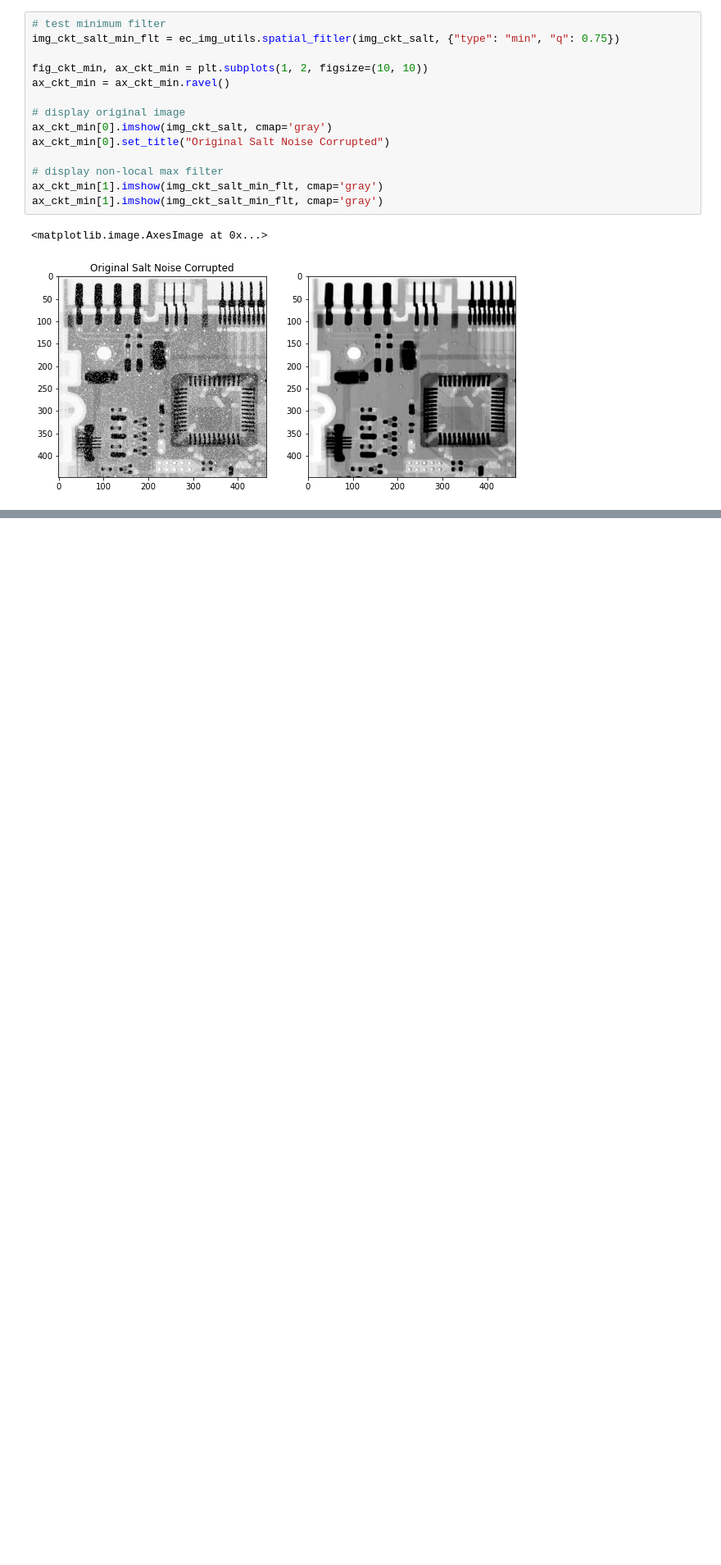
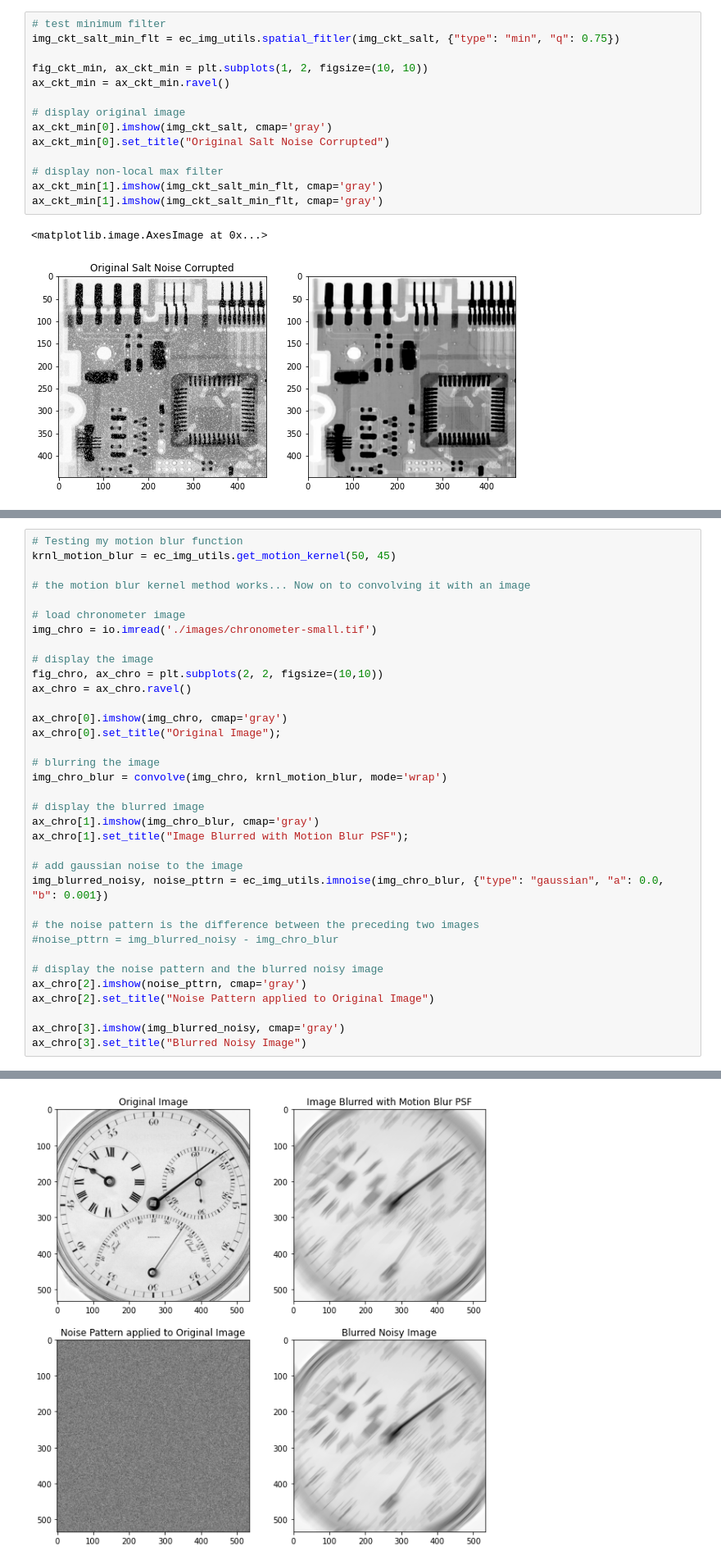
Before and after one commit to ecolon08/Digital-Image-Processing, a Jupyter notebook: Img_Restoration_Reconstruction/ec_dip_restor_recons_01.ipynb, the cells around one changed output, grey strips where cells are left out. Shown at 82% size. Saved outputs shown, nothing was run; the diff lists cells and outputs as text; blank space fills up the shorter version.

Commit message:
Add modeling a blurred noisy image example

```diff
--- a/Img_Restoration_Reconstruction/ec_dip_restor_recons_01.ipynb
+++ b/Img_Restoration_Reconstruction/ec_dip_restor_recons_01.ipynb
@@ -294,0 +305,36 @@ ax_ckt_min[1].imshow(img_ckt_salt_min_flt, cmap='gray')
+# %%
+# Testing my motion blur function
+krnl_motion_blur = ec_img_utils.get_motion_kernel(50, 45)
+
+# the motion blur kernel method works... Now on to convolving it with an image
+
+# load chronometer image
+img_chro = io.imread('./images/chronometer-small.tif')
+
+# display the image
+fig_chro, ax_chro = plt.subplots(2, 2, figsize=(10,10))
+ax_chro = ax_chro.ravel()
+
+ax_chro[0].imshow(img_chro, cmap='gray')
+ax_chro[0].set_title("Original Image");
+
+# blurring the image
+img_chro_blur = convolve(img_chro, krnl_motion_blur, mode='wrap')
+
+# display the blurred image
+ax_chro[1].imshow(img_chro_blur, cmap='gray')
+ax_chro[1].set_title("Image Blurred with Motion Blur PSF");
+
+# add gaussian noise to the image
+img_blurred_noisy, noise_pttrn = ec_img_utils.imnoise(img_chro_blur, {"type": "gaussian", "a": 0.0, "b": 0.001})
+
+# the noise pattern is the difference between the preceding two images
+#noise_pttrn = img_blurred_noisy - img_chro_blur
+
+# display the noise pattern and the blurred noisy image
+ax_chro[2].imshow(noise_pttrn, cmap='gray')
+ax_chro[2].set_title("Noise Pattern applied to Original Image")
+
+ax_chro[3].imshow(img_blurred_noisy, cmap='gray')
+ax_chro[3].set_title("Blurred Noisy Image")
+# %% [output]
@@ -294,0 +342 @@ ax_ckt_min[1].imshow(img_ckt_salt_min_flt, cmap='gray')
+[figure, added]
```
Also changed, not shown: parts of 12 cells of this notebook, 1 other file.
